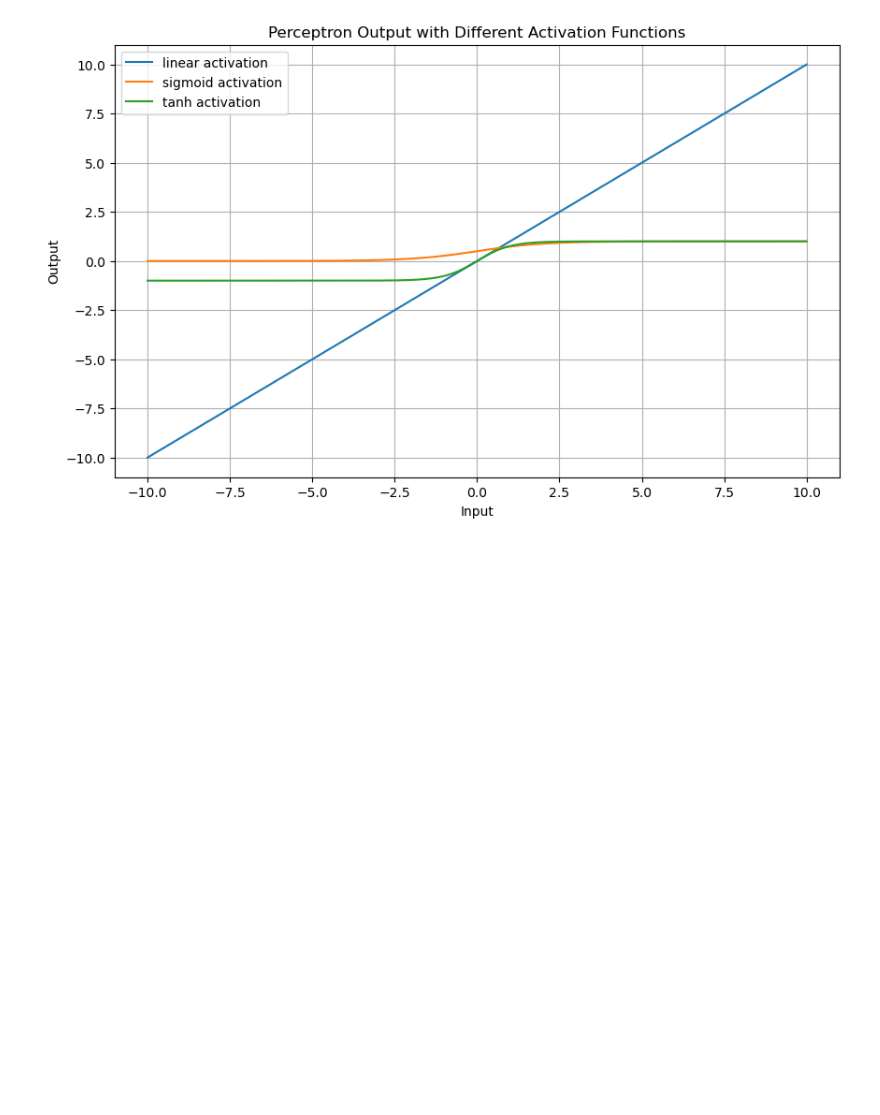
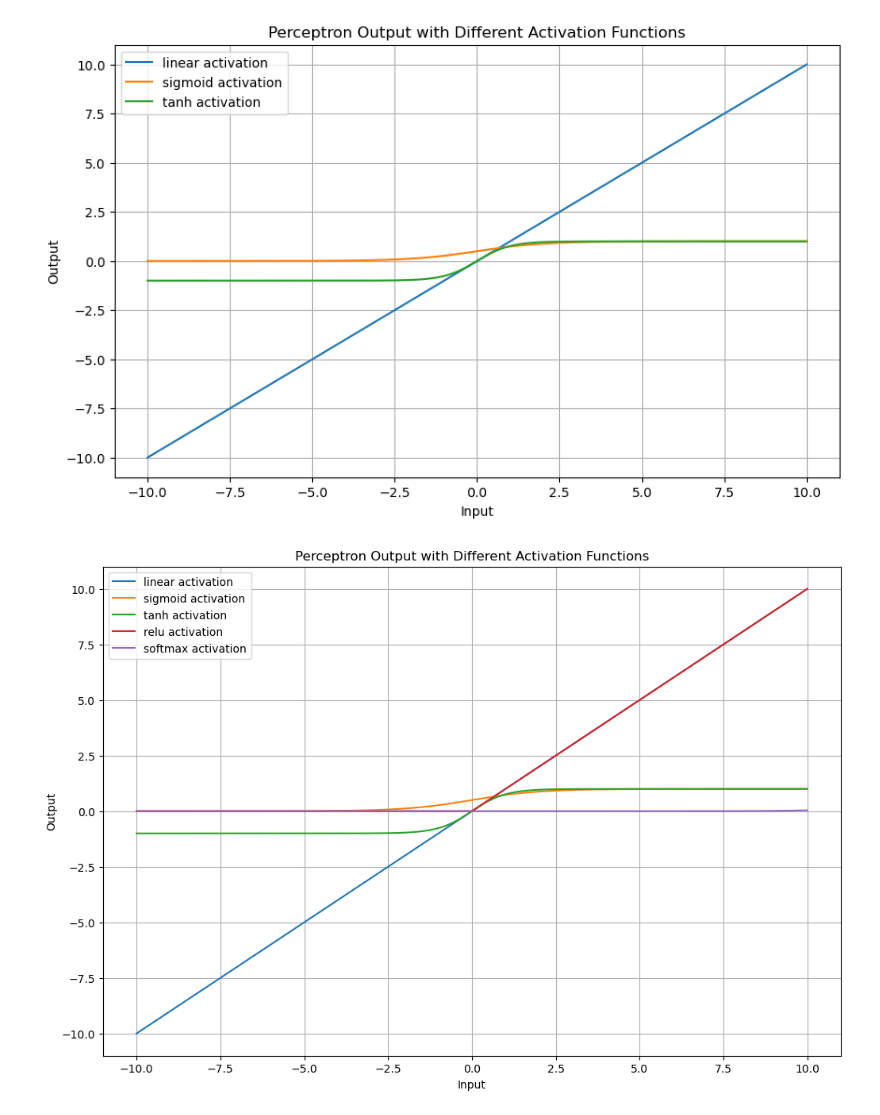
Before and after one commit to PaladuguGeeteshbmsce/1BM23AI122_DEEPLEARNINGLAB, a Jupyter notebook: 1BM23AI122_perceptron.ipynb, the cells around one changed output. Cells and saved outputs as stored; diff of their text form; code cells hidden in the pictures; blank space fills up the shorter version.

```diff
--- a/1BM23AI122_perceptron.ipynb
+++ b/1BM23AI122_perceptron.ipynb
@@ -47,3 +47,63 @@ if __name__ == "__main__":
     plot_perceptron_outputs(weight=1.0, bias=0.0)
 # %% [output]
 [figure]
+# %%
+import math
+import matplotlib.pyplot as plt
+import numpy as np
+
+class Perceptron:
+    def __init__(self, weight=1.0, bias=0.0, activation='linear'):
+        self.weight = weight
+        self.bias = bias
+        self.activation = activation.lower()
+
+    def activate(self, x):
+        if self.activation == 'linear':
+            return x
+        elif self.activation == 'sigmoid':
+            return 1 / (1 + np.exp(-x))
+        elif self.activation == 'tanh':
+            return np.tanh(x)
+        elif self.activation == 'relu':
+            return np.maximum(0, x)
+        elif self.activation == 'softmax':
+            # Softmax over the entire input vector (batch)
+            exp_x = np.exp(x - np.max(x))  # stability trick
+            return exp_x / exp_x.sum()
+        else:
+            raise ValueError("Unsupported activation function. Choose 'linear', 'sigmoid', 'tanh', 'relu', or 'softmax'.")
+
+    def predict(self, input_values):
+        z = self.weight * input_values + self.bias
+        return self.activate(z)
+
+# Plot function extended for ReLU and softmax
+def plot_perceptron_outputs(weight=1.0, bias=0.0):
+    input_range = np.linspace(-10, 10, 500)
+
+    activations = ['linear', 'sigmoid', 'tanh', 'relu', 'softmax']
+    plt.figure(figsize=(12, 8))
+
+    for activation in activations:
+        p = Perceptron(weight=weight, bias=bias, activation=activation)
+        output = p.predict(input_range)
+
+        if activation == 'softmax':
+            # Softmax output is a probability distribution over input_range, plot it differently
+            plt.plot(input_range, output, label=f'{activation} activation')
+        else:
+            plt.plot(input_range, output, label=f'{activation} activation')
+
+    plt.title("Perceptron Output with Different Activation Functions")
+    plt.xlabel("Input")
+    plt.ylabel("Output")
+    plt.grid(True)
+    plt.legend()
+    plt.show()
+
+# Run the plot function
+if __name__ == "__main__":
+    plot_perceptron_outputs(weight=1.0, bias=0.0)
+# %% [output]
+[figure, added]
```
